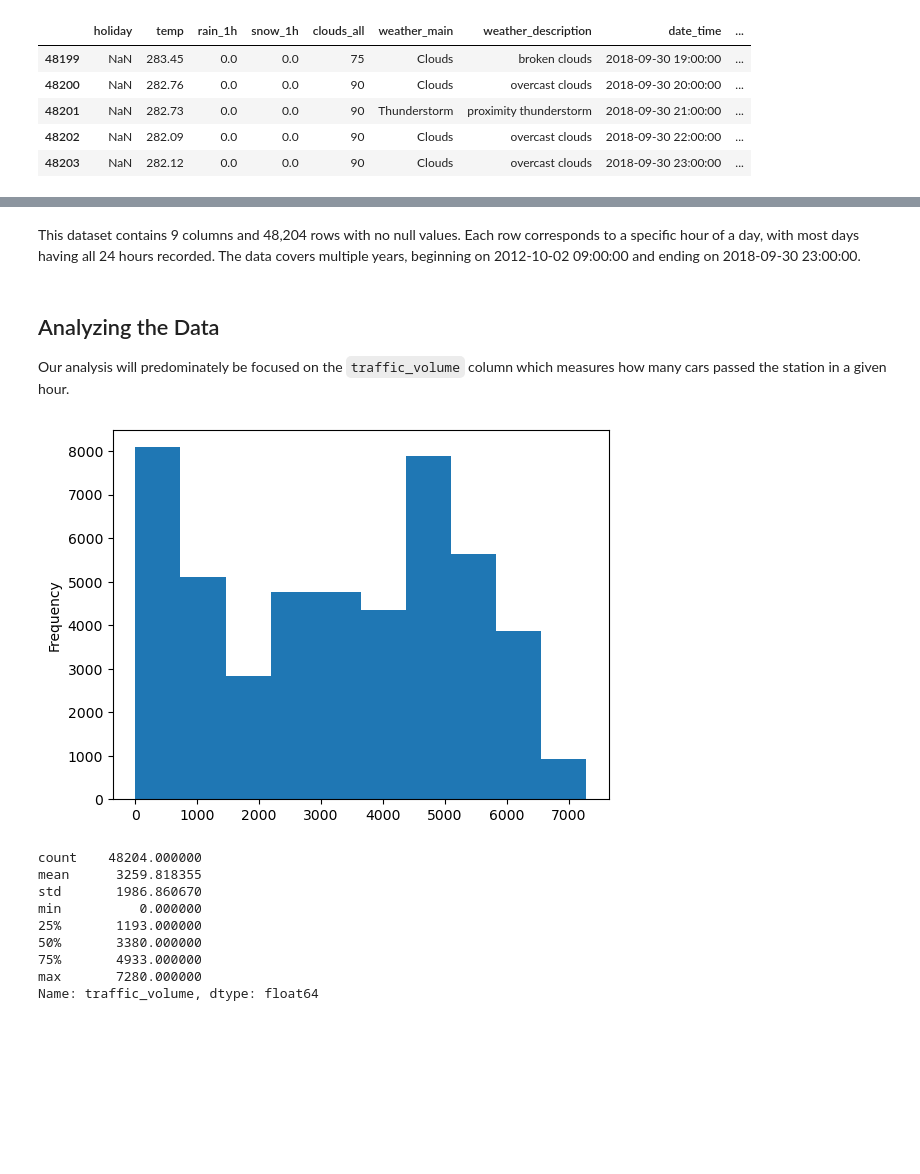
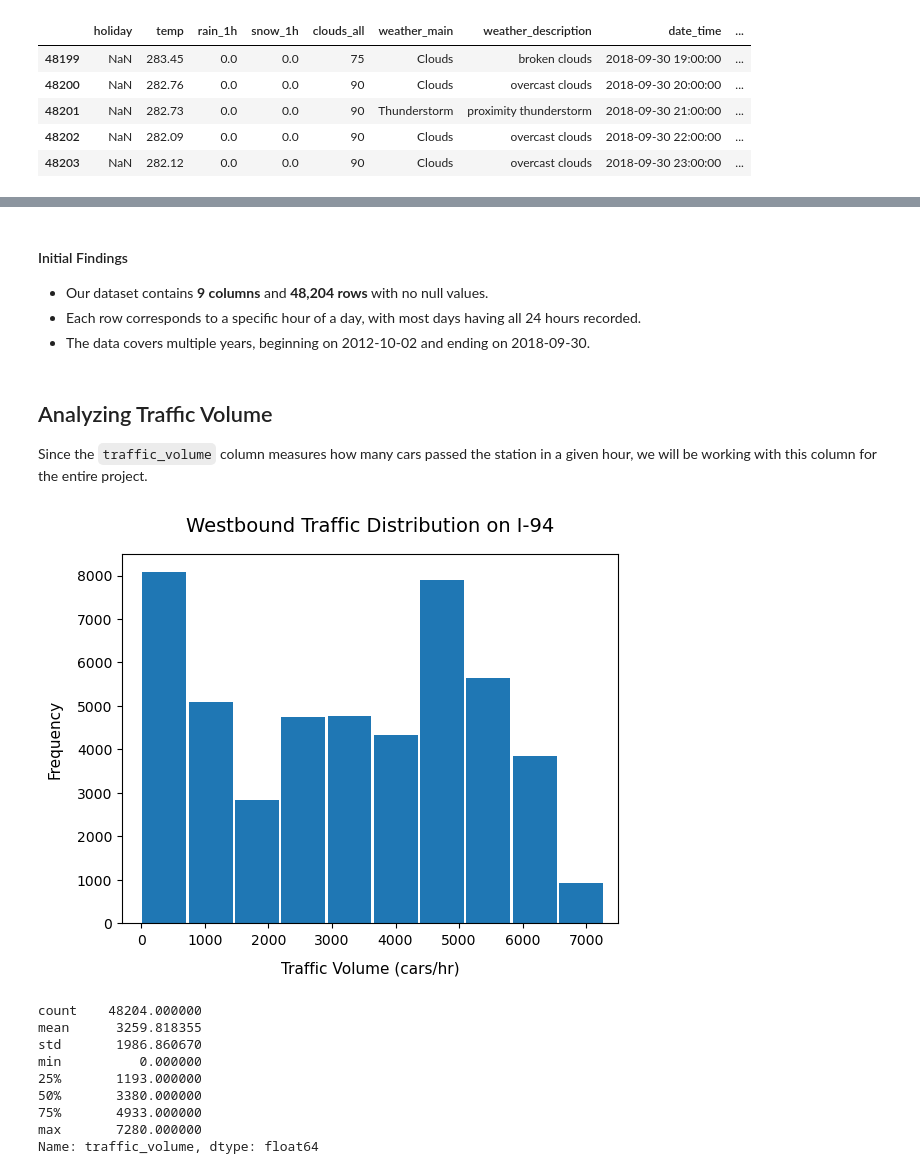
Before and after one commit to CodyTheCoderPrice/Finding-Heavy-Traffic-Indicators-on-I94, a Jupyter notebook: Finding Heavy Traffic Indicators on I-94.ipynb, the cells around one changed output, grey strips where cells are left out. Saved outputs shown, nothing was run; the diff lists cells and outputs as text; code cells hidden in the pictures; blank space fills up the shorter version.

Commit message:
Refactored code and added more detail to analysis

```diff
--- a/Finding Heavy Traffic Indicators on I-94.ipynb
+++ b/Finding Heavy Traffic Indicators on I-94.ipynb
@@ -20,0 +34,21 @@ Description of columns:
+# %%
+def plot_traffic_hist(series, title):
+    series.plot.hist(rwidth=0.95)
+    plt.title(title, pad=16, fontsize=14)
+    plt.xlabel('Traffic Volume (cars/hr)', labelpad=10, fontsize='11')
+    plt.ylabel('Frequency', labelpad=10, fontsize='11')
+    plt.xlim(-300, 7500)
+    plt.ylim(0, 8500)
+
+def plot_avg_traffic_line(series, x_label, title):
+    series.mean().plot.line(linewidth=2)
+    plt.title(title, pad=16, fontsize=14)
+    plt.xlabel(x_label, labelpad=10, fontsize='11')
+    plt.ylabel('Avg Traffic Volume (cars/hr)', labelpad=10, fontsize='11')
+    plt.grid(True, color='black', alpha=0.1)
+
+def plot_avg_traffic_barh(series, y_label, title):
+    series.mean().sort_values().plot.barh()
+    plt.title(title, pad=16, fontsize=14)
+    plt.xlabel('Traffic Volume (cars/hr)', labelpad=10, fontsize='11')
+    plt.ylabel(y_label, labelpad=10, fontsize='11')
@@ -59,17 +94,18 @@ Data columns (total 9 columns):
 dtypes: float64(3), int64(2), object(4)
 memory usage: 3.3+ MB
 # %% [markdown]
-This dataset contains 9 columns and 48,204 rows with no null values. Each row corresponds to a specific hour of a day, with most days having all 24 hours recorded. The data covers multiple years, beginning on 2012-10-02 09:00:00 and ending on 2018-09-30 23:00:00.
+#### Initial Findings
+* Our dataset contains **9 columns** and **48,204 rows** with no null values.
+* Each row corresponds to a specific hour of a day, with most days having all 24 hours recorded.
+* The data covers multiple years, beginning on 2012-10-02 and ending on 2018-09-30.
 # %% [markdown]
-## Analyzing the Data
-Our analysis will predominately be focused on the `traffic_volume` column which measures how many cars passed the station in a given hour.
+## Analyzing Traffic Volume
+Since the `traffic_volume` column measures how many cars passed the station in a given hour, we will be working with this column for the entire project.
 # %%
-import matplotlib.pyplot as plt
-%matplotlib inline
-i_94['traffic_volume'].plot.hist()
+plot_traffic_hist(i_94['traffic_volume'], 'Westbound Traffic Distribution on I-94')
 plt.show()
 # %% [output]
-[figure, old version]
+[figure, new version]
 # %%
 i_94['traffic_volume'].describe()
 # %% [output]
```
Also changed, not shown: parts of 47 cells of this notebook, 1 other file.
